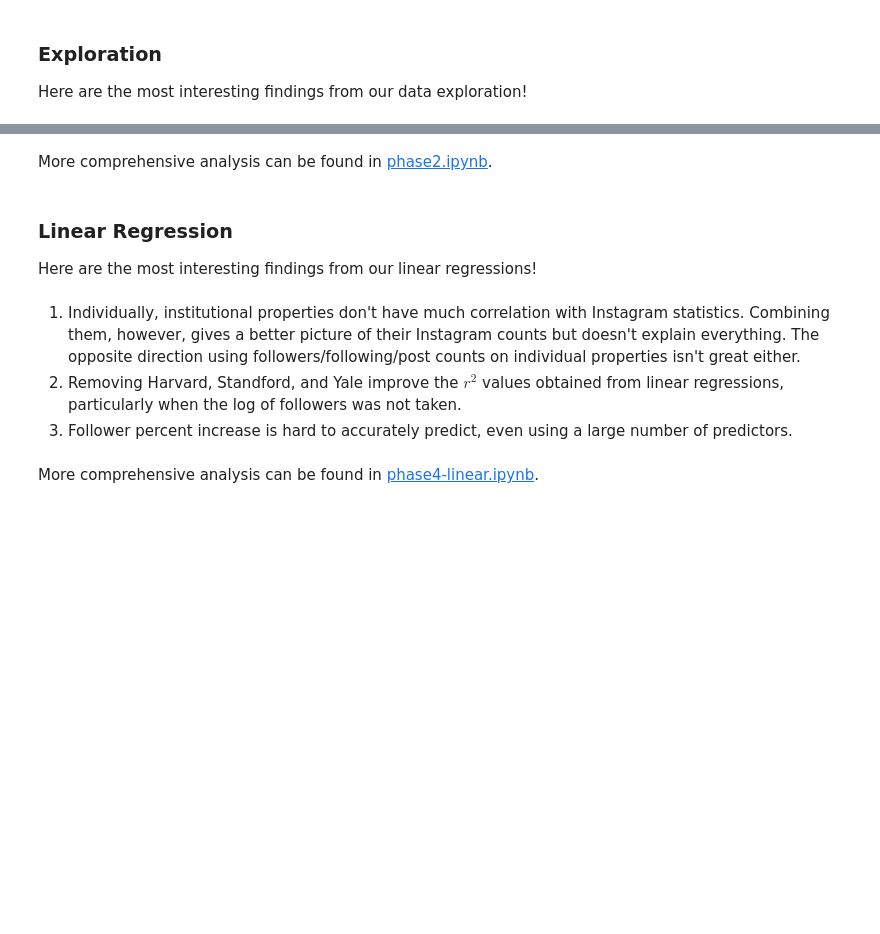
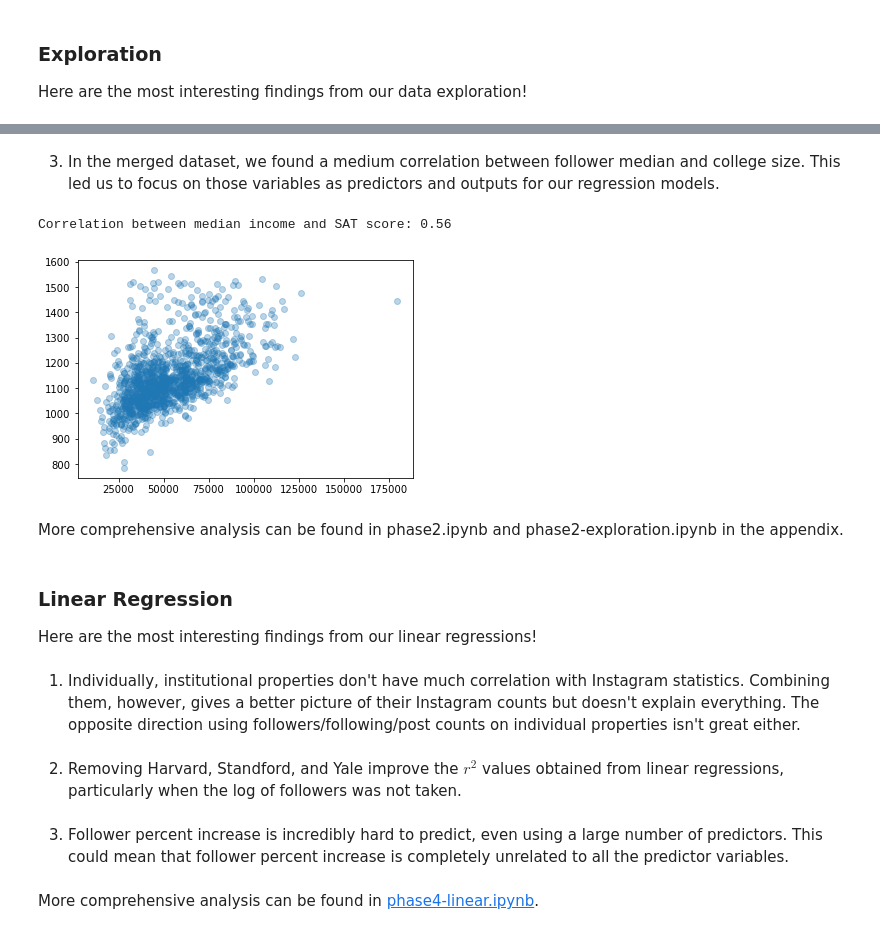
Before and after one commit to benjamin-shen/instagram-collegeuniversity-data, a Jupyter notebook: p5/phase5.ipynb, the cells around one changed output, grey strips where cells are left out. Drawn from its saved outputs; the diff is of its cells as text; code cells hidden in the pictures; blank space fills up the shorter version.

Commit message:
Polish data description, phase5 data analysis, populate appendix

```diff
--- a/p5/phase5.ipynb
+++ b/p5/phase5.ipynb
@@ -80,5 +124,14 @@ Here are the most interesting findings from our data exploration!
+# %% [markdown]
+3. In the merged dataset, we found a medium correlation between follower median and college size. This led us to focus on those variables as predictors and outputs for our regression models.
+# %%
+print("Correlation between median income and SAT score: {:.2f}".format(exploration.income_med.corr(exploration.sat_score)))
+exploration.plt.scatter(exploration.income_med, exploration.sat_score, alpha=0.3)
+exploration.plt.show()
+# %% [output]
+Correlation between median income and SAT score: 0.56
+[figure, added]
 # %% [markdown]
-More comprehensive analysis can be found in [phase2.ipynb](../p2/phase2.ipynb).
+More comprehensive analysis can be found in phase2.ipynb and phase2-exploration.ipynb in the appendix.
 # %% [markdown]
 ### Linear Regression
 Here are the most interesting findings from our linear regressions!
@@ -85,7 +140,9 @@ Here are the most interesting findings from our linear regressions!
 # %% [markdown]
 1. Individually, institutional properties don't have much correlation with Instagram statistics. Combining them, however, gives a better picture of their Instagram counts but doesn't explain everything. The opposite direction using followers/following/post counts on individual properties isn't great either.
-2. Removing Harvard, Standford, and Yale improve the $r^2$ values obtained from linear regressions, particularly when the log of followers was not taken.
-3. Follower percent increase is hard to accurately predict, even using a large number of predictors.
+# %% [markdown]
+2. Removing Harvard, Standford, and Yale improve the $r^2$ values obtained from linear regressions, particularly when the log of followers was not taken.
+# %% [markdown]
+3. Follower percent increase is incredibly hard to predict, even using a large number of predictors. This could mean that follower percent increase is completely unrelated to all the predictor variables.
 # %% [markdown]
 More comprehensive analysis can be found in [phase4-linear.ipynb](./phase4-linear.ipynb).
 # %% [markdown]
```
Also changed, not shown: parts of 18 cells of this notebook, 5 other files.
